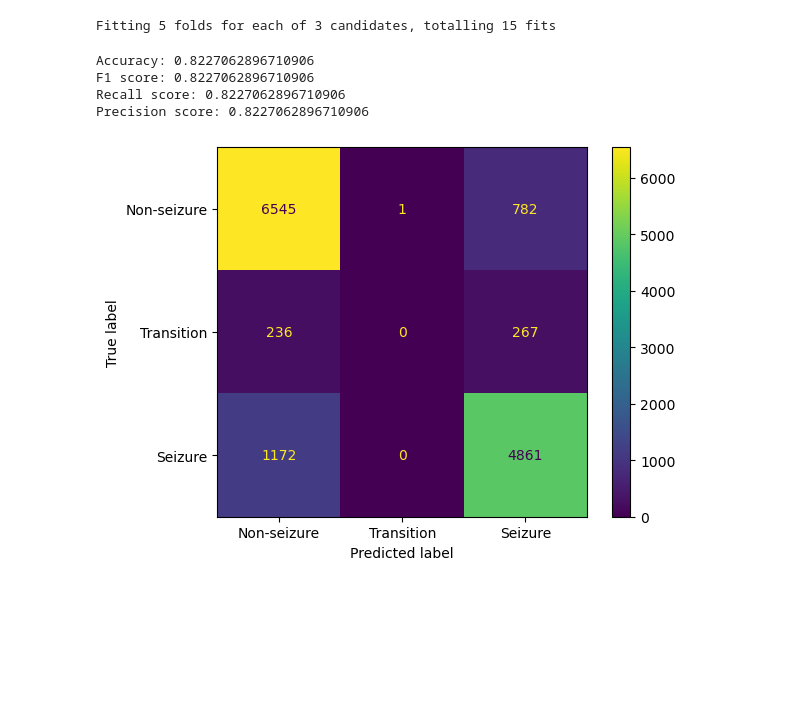
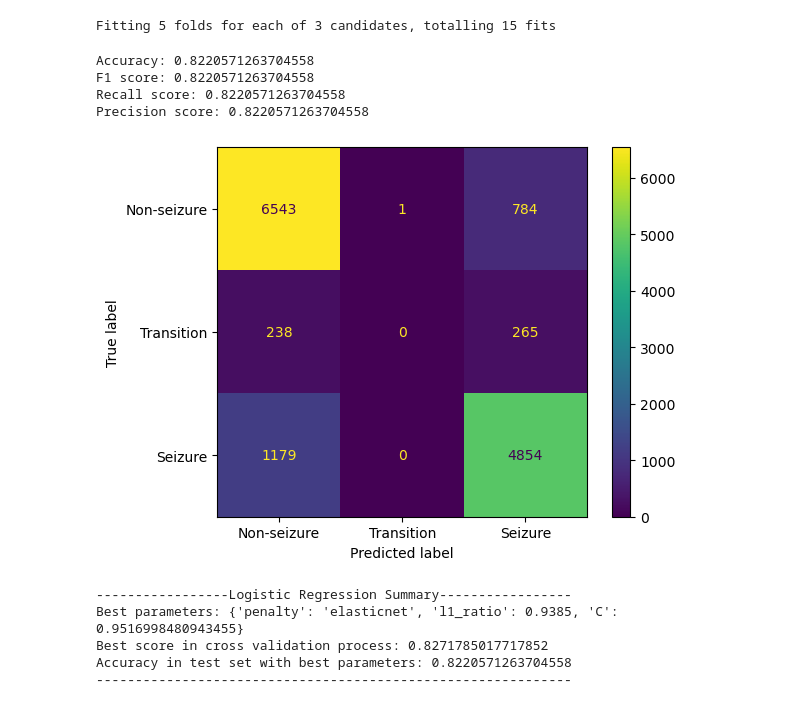
Before and after one commit to Hong-01/EE4C12-Epileptic-Seizure-Detection-using-EEG, a Jupyter notebook: LR.ipynb, the cells around one changed output. Drawn from its saved outputs; the diff is of its cells as text; code cells hidden in the pictures; blank space fills up the shorter version.

```diff
--- a/LR.ipynb
+++ b/LR.ipynb
@@ -17,13 +30,13 @@ from imblearn.over_sampling import SMOTE
 # %%
 random_state = 42
 # %%
-# #load data on Yanqi Hong's computer
-# data = pd.read_csv('E:\DATA\TUD\Master\TUD_Master_Y1\Q1\EE4C12 Machine Learning For Electrical Engineering\CodeLab\Project\S&S_SZD (1)\Data\Project_Data_EE4C12_S&S_SZD.csv')
+#load data on Yanqi Hong's computer
+data = pd.read_csv('E:\DATA\TUD\Master\TUD_Master_Y1\Q1\EE4C12 Machine Learning For Electrical Engineering\CodeLab\Project\S&S_SZD (1)\Data\Project_Data_EE4C12_S&S_SZD.csv')
+data
+
+# # load data on Zhixuan's computer
+# data = pd.read_csv('D:\\User\Zhixuan Ge\Onedrive TUDelft\OneDrive - Delft University of Technology\Courses\ML for EE\SZD\S&S_SZD\Project_Data_EE4C12_S&S_SZD.csv')
 # data
-
-# load data on Zhixuan's computer
-data = pd.read_csv('D:\\User\Zhixuan Ge\Onedrive TUDelft\OneDrive - Delft University of Technology\Courses\ML for EE\SZD\S&S_SZD\Project_Data_EE4C12_S&S_SZD.csv')
-data
 # %% [output]
 |  | Patient | annotation | min|FP1-F7 | min|F7-T3 | min|T3-T5 | min|T5-O1 | min|FP2-F8 | min|F8-T4 | min|T4-T6 | ... |
 | 0 | 258 | 1 | 50 | 61 | 57 | 53 | 39 | 35 | 39 | ... |
@@ -127,10 +153,27 @@ y_pred = random_search.predict(X_test_selected)
 # %% [output]
 Fitting 5 folds for each of 3 candidates, totalling 15 fits
-# %%
-performance_eval(y_test, y_pred, matrix_display=True)
-# %% [output]
-Accuracy: 0.8227062896710906
-F1 score: 0.8227062896710906
-Recall score: 0.8227062896710906
-Precision score: 0.8227062896710906
-[figure, removed]
+# %%
+# Generate the performance value and confusion matrix on test set
+
+y_pred = random_search.predict(X_test_selected)
+Accuracy, F1, Precision, Recall=performance_eval(y_test, y_pred, matrix_display=True, result_return=True)
+# %% [output]
+Accuracy: 0.8220571263704558
+F1 score: 0.8220571263704558
+Recall score: 0.8220571263704558
+Precision score: 0.8220571263704558
+[figure, added]
+# %%
+#linear regression summary
+
+print("-----------------Logistic Regression Summary-----------------")
+print("Best parameters:", best_params)
+print("Best score in cross validation process:", best_score)
+print("Accuracy in test set with best parameters: " + str(Accuracy))
+print("-------------------------------------------------------------")
+# %% [output]
+-----------------Logistic Regression Summary-----------------
+Best parameters: {'penalty': 'elasticnet', 'l1_ratio': 0.9385, 'C': 0.9516998480943455}
+Best score in cross validation process: 0.8271785017717852
+Accuracy in test set with best parameters: 0.8220571263704558
+-------------------------------------------------------------
```
Also changed, not shown: parts of 14 cells of this notebook, 3 other files.
